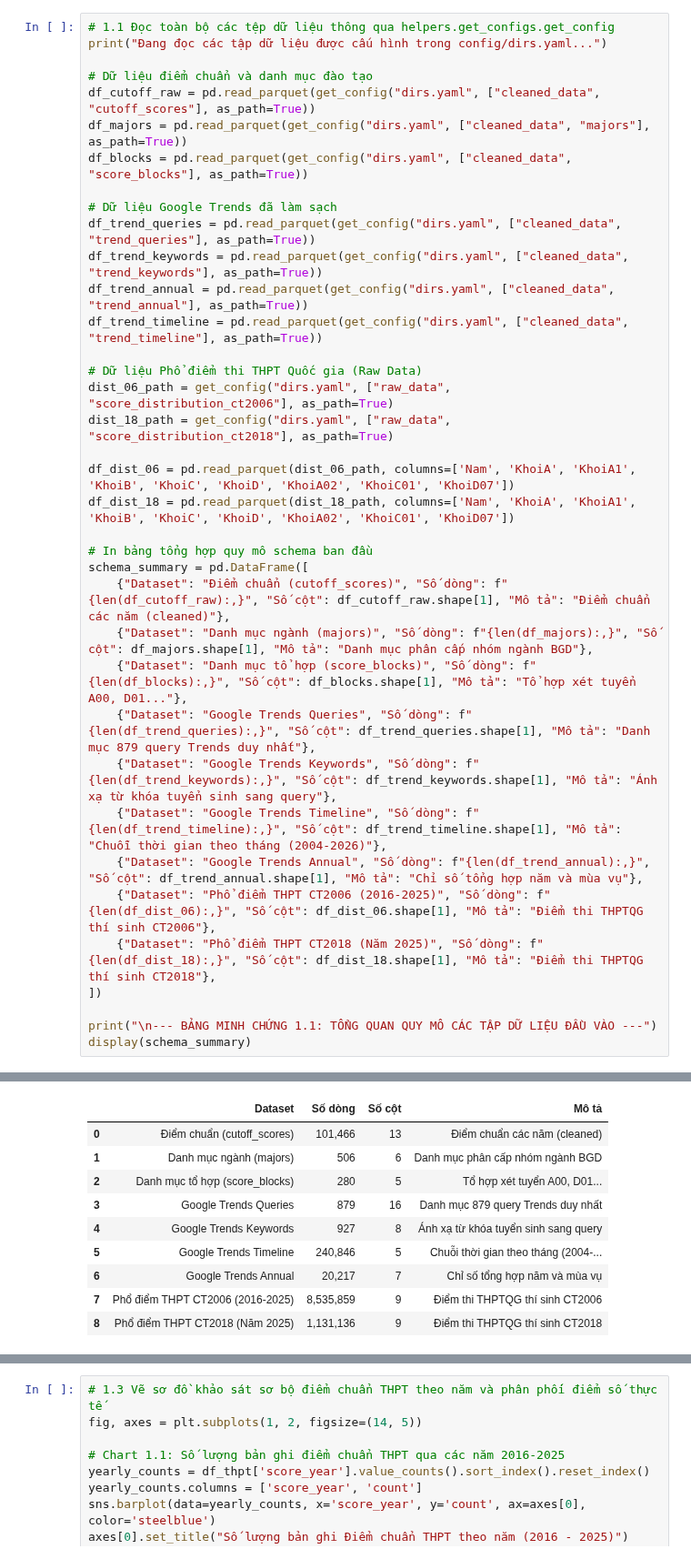
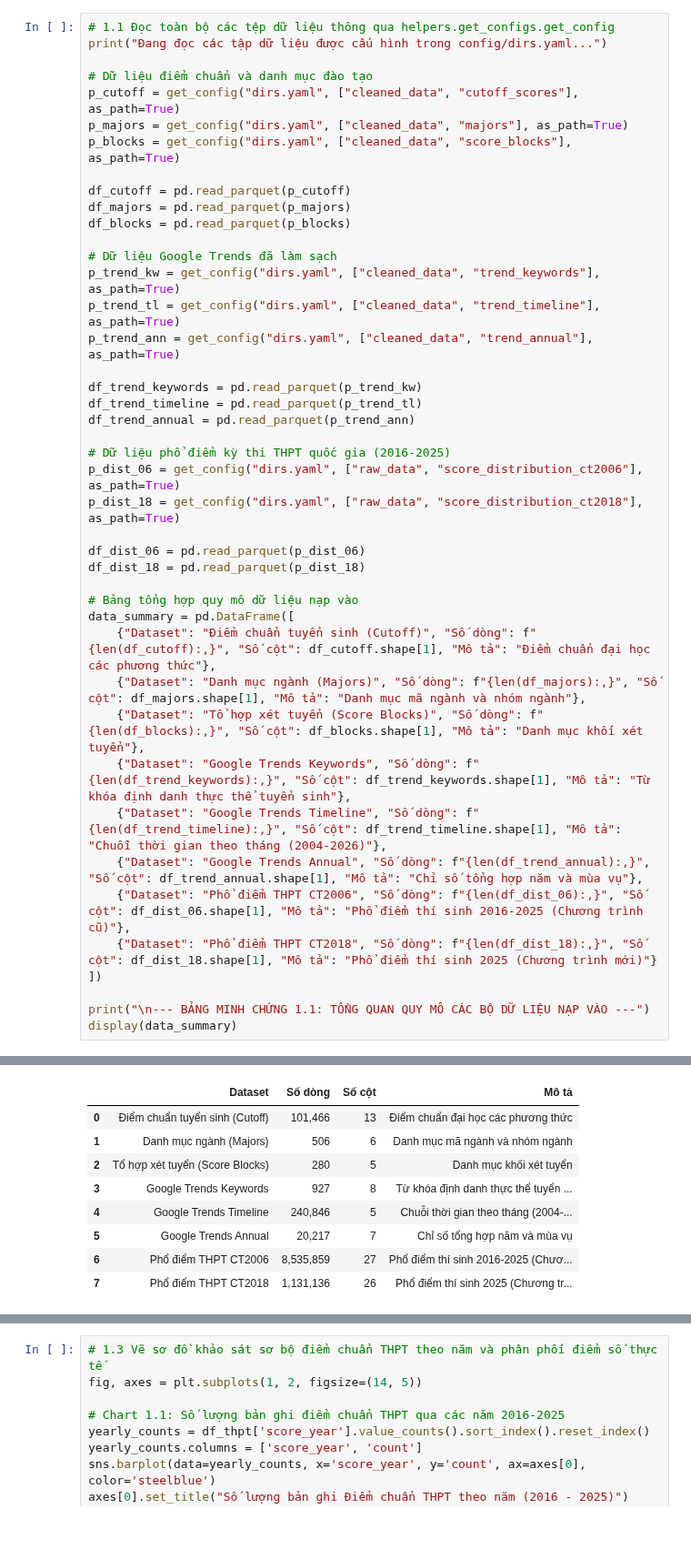
Before and after one commit to MinhQuan805/IS405.R11-Big-Data, a Jupyter notebook: scripts-processing/notebooks/feature-analysis.ipynb, the cells around one changed output, grey strips where cells are left out. Shown at 91% size. Drawn from its saved outputs; the diff is of its cells as text; blank space fills up the shorter version.

```diff
--- a/scripts-processing/notebooks/feature-analysis.ipynb
+++ b/scripts-processing/notebooks/feature-analysis.ipynb
@@ -70,38 +68,44 @@ print("Đã nạp đầy đủ các thư viện phân tích và cấu hình tr
 print("Đang đọc các tập dữ liệu được cấu hình trong config/dirs.yaml...")
 
 # Dữ liệu điểm chuẩn và danh mục đào tạo
-df_cutoff_raw = pd.read_parquet(get_config("dirs.yaml", ["cleaned_data", "cutoff_scores"], as_path=True))
-df_majors = pd.read_parquet(get_config("dirs.yaml", ["cleaned_data", "majors"], as_path=True))
-df_blocks = pd.read_parquet(get_config("dirs.yaml", ["cleaned_data", "score_blocks"], as_path=True))
+p_cutoff = get_config("dirs.yaml", ["cleaned_data", "cutoff_scores"], as_path=True)
+p_majors = get_config("dirs.yaml", ["cleaned_data", "majors"], as_path=True)
+p_blocks = get_config("dirs.yaml", ["cleaned_data", "score_blocks"], as_path=True)
+
+df_cutoff = pd.read_parquet(p_cutoff)
+df_majors = pd.read_parquet(p_majors)
+df_blocks = pd.read_parquet(p_blocks)
 
 # Dữ liệu Google Trends đã làm sạch
-df_trend_queries = pd.read_parquet(get_config("dirs.yaml", ["cleaned_data", "trend_queries"], as_path=True))
-df_trend_keywords = pd.read_parquet(get_config("dirs.yaml", ["cleaned_data", "trend_keywords"], as_path=True))
-df_trend_annual = pd.read_parquet(get_config("dirs.yaml", ["cleaned_data", "trend_annual"], as_path=True))
-df_trend_timeline = pd.read_parquet(get_config("dirs.yaml", ["cleaned_data", "trend_timeline"], as_path=True))
+p_trend_kw = get_config("dirs.yaml", ["cleaned_data", "trend_keywords"], as_path=True)
+p_trend_tl = get_config("dirs.yaml", ["cleaned_data", "trend_timeline"], as_path=True)
+p_trend_ann = get_config("dirs.yaml", ["cleaned_data", "trend_annual"], as_path=True)
 
-# Dữ liệu Phổ điểm thi THPT Quốc gia (Raw Data)
-dist_06_path = get_config("dirs.yaml", ["raw_data", "score_distribution_ct2006"], as_path=True)
-dist_18_path = get_config("dirs.yaml", ["raw_data", "score_distribution_ct2018"], as_path=True)
+df_trend_keywords = pd.read_parquet(p_trend_kw)
+df_trend_timeline = pd.read_parquet(p_trend_tl)
+df_trend_annual = pd.read_parquet(p_trend_ann)
 
-df_dist_06 = pd.read_parquet(dist_06_path, columns=['Nam', 'KhoiA', 'KhoiA1', 'KhoiB', 'KhoiC', 'KhoiD', 'KhoiA02', 'KhoiC01', 'KhoiD07'])
-df_dist_18 = pd.read_parquet(dist_18_path, columns=['Nam', 'KhoiA', 'KhoiA1', 'KhoiB', 'KhoiC', 'KhoiD', 'KhoiA02', 'KhoiC01', 'KhoiD07'])
+# Dữ liệu phổ điểm kỳ thi THPT quốc gia (2016-2025)
+p_dist_06 = get_config("dirs.yaml", ["raw_data", "score_distribution_ct2006"], as_path=True)
+p_dist_18 = get_config("dirs.yaml", ["raw_data", "score_distribution_ct2018"], as_path=True)
 
-# In bảng tổng hợp quy mô schema ban đầu
-schema_summary = pd.DataFrame([
-    {"Dataset": "Điểm chuẩn (cutoff_scores)", "Số dòng": f"{len(df_cutoff_raw):,}", "Số cột": df_cutoff_raw.shape[1], "Mô tả": "Điểm chuẩn các năm (cleaned)"},
-    {"Dataset": "Danh mục ngành (majors)", "Số dòng": f"{len(df_majors):,}", "Số cột": df_majors.shape[1], "Mô tả": "Danh mục phân cấp nhóm ngành BGD"},
-    {"Dataset": "Danh mục tổ hợp (score_blocks)", "Số dòng": f"{len(df_blocks):,}", "Số cột": df_blocks.shape[1], "Mô tả": "Tổ hợp xét tuyển A00, D01..."},
-    {"Dataset": "Google Trends Queries", "Số dòng": f"{len(df_trend_queries):,}", "Số cột": df_trend_queries.shape[1], "Mô tả": "Danh mục 879 query Trends duy nhất"},
-    {"Dataset": "Google Trends Keywords", "Số dòng": f"{len(df_trend_keywords):,}", "Số cột": df_trend_keywords.shape[1], "Mô tả": "Ánh xạ từ khóa tuyển sinh sang query"},
+df_dist_06 = pd.read_parquet(p_dist_06)
+df_dist_18 = pd.read_parquet(p_dist_18)
+
+# Bảng tổng hợp quy mô dữ liệu nạp vào
+data_summary = pd.DataFrame([
+    {"Dataset": "Điểm chuẩn tuyển sinh (Cutoff)", "Số dòng": f"{len(df_cutoff):,}", "Số cột": df_cutoff.shape[1], "Mô tả": "Điểm chuẩn đại học các phương thức"},
+    {"Dataset": "Danh mục ngành (Majors)", "Số dòng": f"{len(df_majors):,}", "Số cột": df_majors.shape[1], "Mô tả": "Danh mục mã ngành và nhóm ngành"},
+    {"Dataset": "Tổ hợp xét tuyển (Score Blocks)", "Số dòng": f"{len(df_blocks):,}", "Số cột": df_blocks.shape[1], "Mô tả": "Danh mục khối xét tuyển"},
+    {"Dataset": "Google Trends Keywords", "Số dòng": f"{len(df_trend_keywords):,}", "Số cột": df_trend_keywords.shape[1], "Mô tả": "Từ khóa định danh thực thể tuyển sinh"},
     {"Dataset": "Google Trends Timeline", "Số dòng": f"{len(df_trend_timeline):,}", "Số cột": df_trend_timeline.shape[1], "Mô tả": "Chuỗi thời gian theo tháng (2004-2026)"},
     {"Dataset": "Google Trends Annual", "Số dòng": f"{len(df_trend_annual):,}", "Số cột": df_trend_annual.shape[1], "Mô tả": "Chỉ số tổng hợp năm và mùa vụ"},
-    {"Dataset": "Phổ điểm THPT CT2006 (2016-2025)", "Số dòng": f"{len(df_dist_06):,}", "Số cột": df_dist_06.shape[1], "Mô tả": "Điểm thi THPTQG thí sinh CT2006"},
-    {"Dataset": "Phổ điểm THPT CT2018 (Năm 2025)", "Số dòng": f"{len(df_dist_18):,}", "Số cột": df_dist_18.shape[1], "Mô tả": "Điểm thi THPTQG thí sinh CT2018"},
+    {"Dataset": "Phổ điểm THPT CT2006", "Số dòng": f"{len(df_dist_06):,}", "Số cột": df_dist_06.shape[1], "Mô tả": "Phổ điểm thí sinh 2016-2025 (Chương trình cũ)"},
+    {"Dataset": "Phổ điểm THPT CT2018", "Số dòng": f"{len(df_dist_18):,}", "Số cột": df_dist_18.shape[1], "Mô tả": "Phổ điểm thí sinh 2025 (Chương trình mới)"}
 ])
 
-print("\n--- BẢNG MINH CHỨNG 1.1: TỔNG QUAN QUY MÔ CÁC TẬP DỮ LIỆU ĐẦU VÀO ---")
-display(schema_summary)
+print("\n--- BẢNG MINH CHỨNG 1.1: TỔNG QUAN QUY MÔ CÁC BỘ DỮ LIỆU NẠP VÀO ---")
+display(data_summary)
 # %% [output]
 Đang đọc các tập dữ liệu được cấu hình trong config/dirs.yaml...
 
@@ -109,11 +113,10 @@ display(schema_summary)
 |  | Dataset | Số dòng | Số cột | Mô tả |
-| 0 | Điểm chuẩn (cutoff_scores) | 101,466 | 13 | Điểm chuẩn các năm (cleaned) |
-| 1 | Danh mục ngành (majors) | 506 | 6 | Danh mục phân cấp nhóm ngành BGD |
-| 2 | Danh mục tổ hợp (score_blocks) | 280 | 5 | Tổ hợp xét tuyển A00, D01... |
-| 3 | Google Trends Queries | 879 | 16 | Danh mục 879 query Trends duy nhất |
-| 4 | Google Trends Keywords | 927 | 8 | Ánh xạ từ khóa tuyển sinh sang query |
-| 5 | Google Trends Timeline | 240,846 | 5 | Chuỗi thời gian theo tháng (2004-... |
-| 6 | Google Trends Annual | 20,217 | 7 | Chỉ số tổng hợp năm và mùa vụ |
-| 7 | Phổ điểm THPT CT2006 (2016-2025) | 8,535,859 | 9 | Điểm thi THPTQG thí sinh CT2006 |
-| 8 | Phổ điểm THPT CT2018 (Năm 2025) | 1,131,136 | 9 | Điểm thi THPTQG thí sinh CT2018 |
+| 0 | Điểm chuẩn tuyển sinh (Cutoff) | 101,466 | 13 | Điểm chuẩn đại học các phương thức |
+| 1 | Danh mục ngành (Majors) | 506 | 6 | Danh mục mã ngành và nhóm ngành |
+| 2 | Tổ hợp xét tuyển (Score Blocks) | 280 | 5 | Danh mục khối xét tuyển |
+| 3 | Google Trends Keywords | 927 | 8 | Từ khóa định danh thực thể tuyển ... |
+| 4 | Google Trends Timeline | 240,846 | 5 | Chuỗi thời gian theo tháng (2004-... |
+| 5 | Google Trends Annual | 20,217 | 7 | Chỉ số tổng hợp năm và mùa vụ |
+| 6 | Phổ điểm THPT CT2006 | 8,535,859 | 27 | Phổ điểm thí sinh 2016-2025 (Chươ... |
+| 7 | Phổ điểm THPT CT2018 | 1,131,136 | 26 | Phổ điểm thí sinh 2025 (Chương tr... |
 # %%
```
Also changed, not shown: parts of 21 cells of this notebook, 1 other file.
